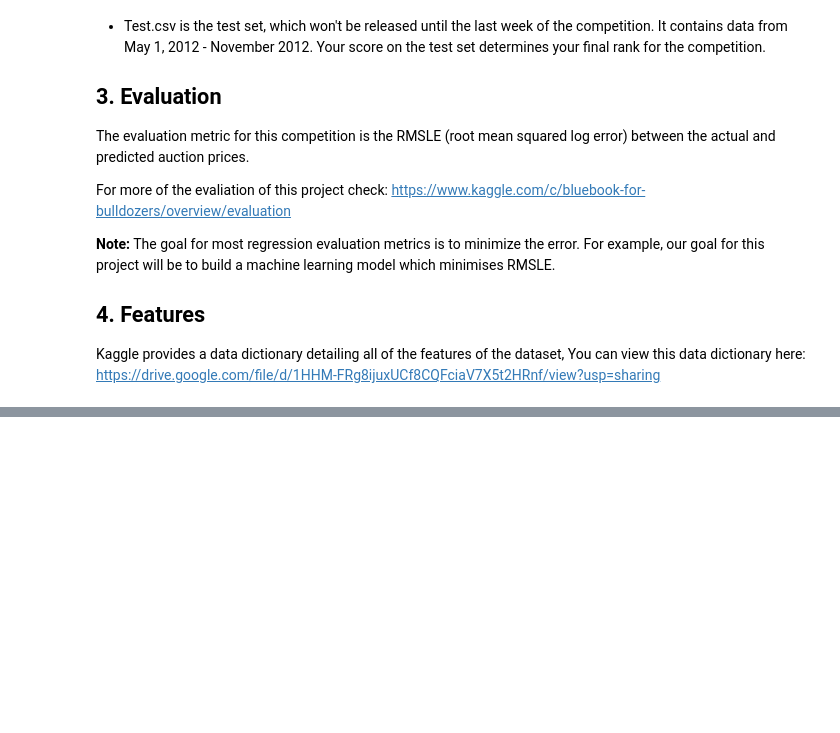
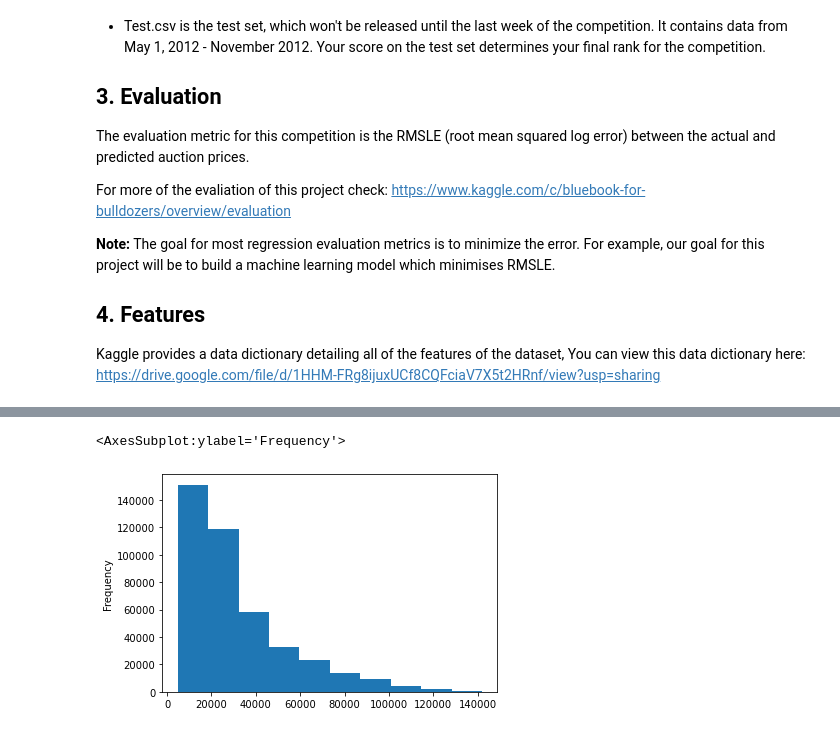
Before and after one commit to AlwaysAbhinav/bulldozer-price-prediction-project, a Jupyter notebook: end-to-end-bulldozer-price-regression.ipynb, the cells around one changed output, grey strips where cells are left out. Saved outputs shown, nothing was run; the diff lists cells and outputs as text; code cells hidden in the pictures; blank space fills up the shorter version.

```diff
--- a/end-to-end-bulldozer-price-regression.ipynb
+++ b/end-to-end-bulldozer-price-regression.ipynb
@@ -35,0 +86,5 @@ import sklearn
+# %%
+df.SalePrice.plot.hist()
+# %% [output]
+<AxesSubplot:ylabel='Frequency'>
+[figure, added]
```
Also changed, not shown: parts of 104 cells of this notebook, 1 other file.
